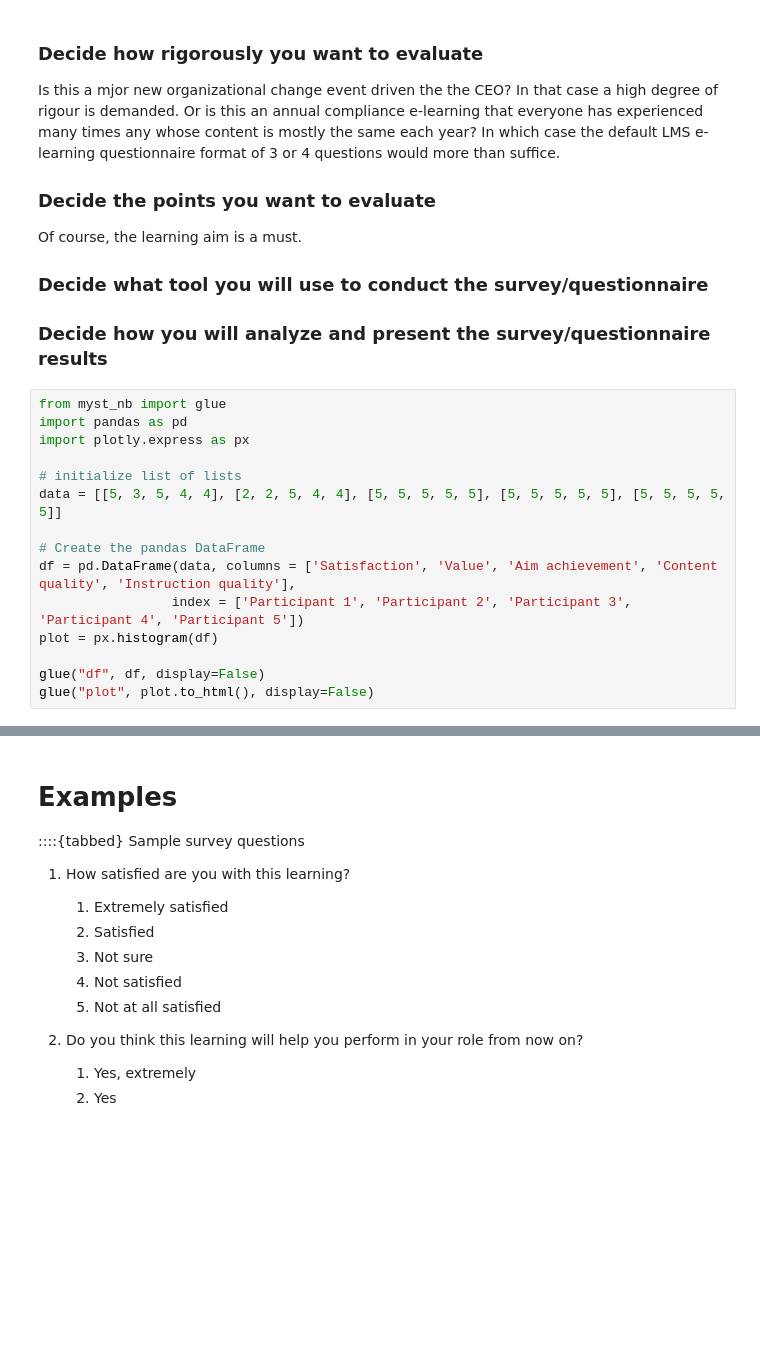
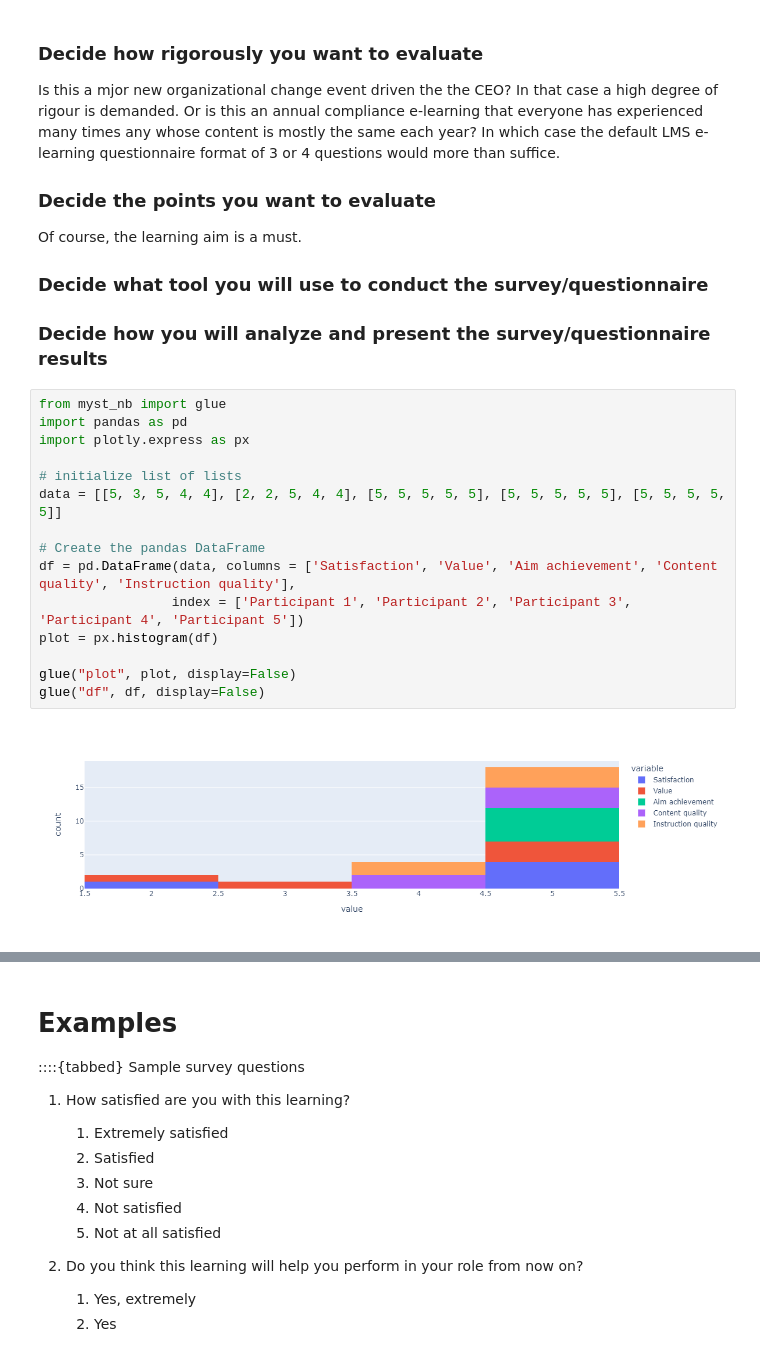
Before and after one commit to mdawso04/organization-development, a Jupyter notebook: _sources/part02/chapter01/top.ipynb, the cells around one changed output, grey strips where cells are left out. Cells and saved outputs as stored; diff of their text form; blank space fills up the shorter version.

```diff
--- a/_sources/part02/chapter01/top.ipynb
+++ b/_sources/part02/chapter01/top.ipynb
@@ -55,19 +55,20 @@ Of course, the learning aim is a must.
 # %%
 from myst_nb import glue
 import pandas as pd
 import plotly.express as px
 
 # initialize list of lists
 data = [[5, 3, 5, 4, 4], [2, 2, 5, 4, 4], [5, 5, 5, 5, 5], [5, 5, 5, 5, 5], [5, 5, 5, 5, 5]]
 
 # Create the pandas DataFrame
 df = pd.DataFrame(data, columns = ['Satisfaction', 'Value', 'Aim achievement', 'Content quality', 'Instruction quality'],
                  index = ['Participant 1', 'Participant 2', 'Participant 3', 'Participant 4', 'Participant 5'])
 plot = px.histogram(df)
 
+glue("plot", plot, display=False)
 glue("df", df, display=False)
-glue("plot", plot.to_html(), display=False)
 # %% [output]
+[figure, added]
 [interactive output not drawn]
 # %% [markdown]
 # Examples
```
Also changed, not shown: 1 other file.
